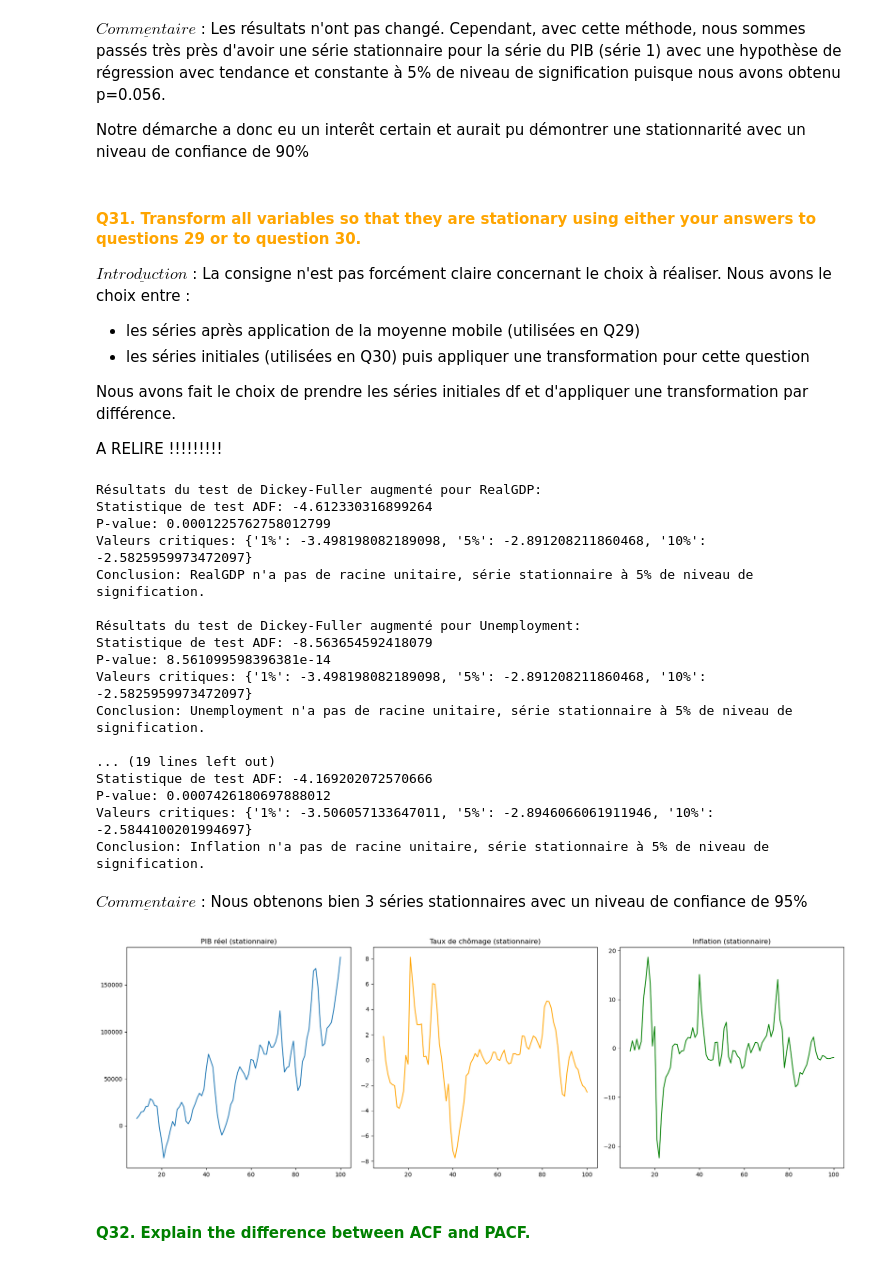
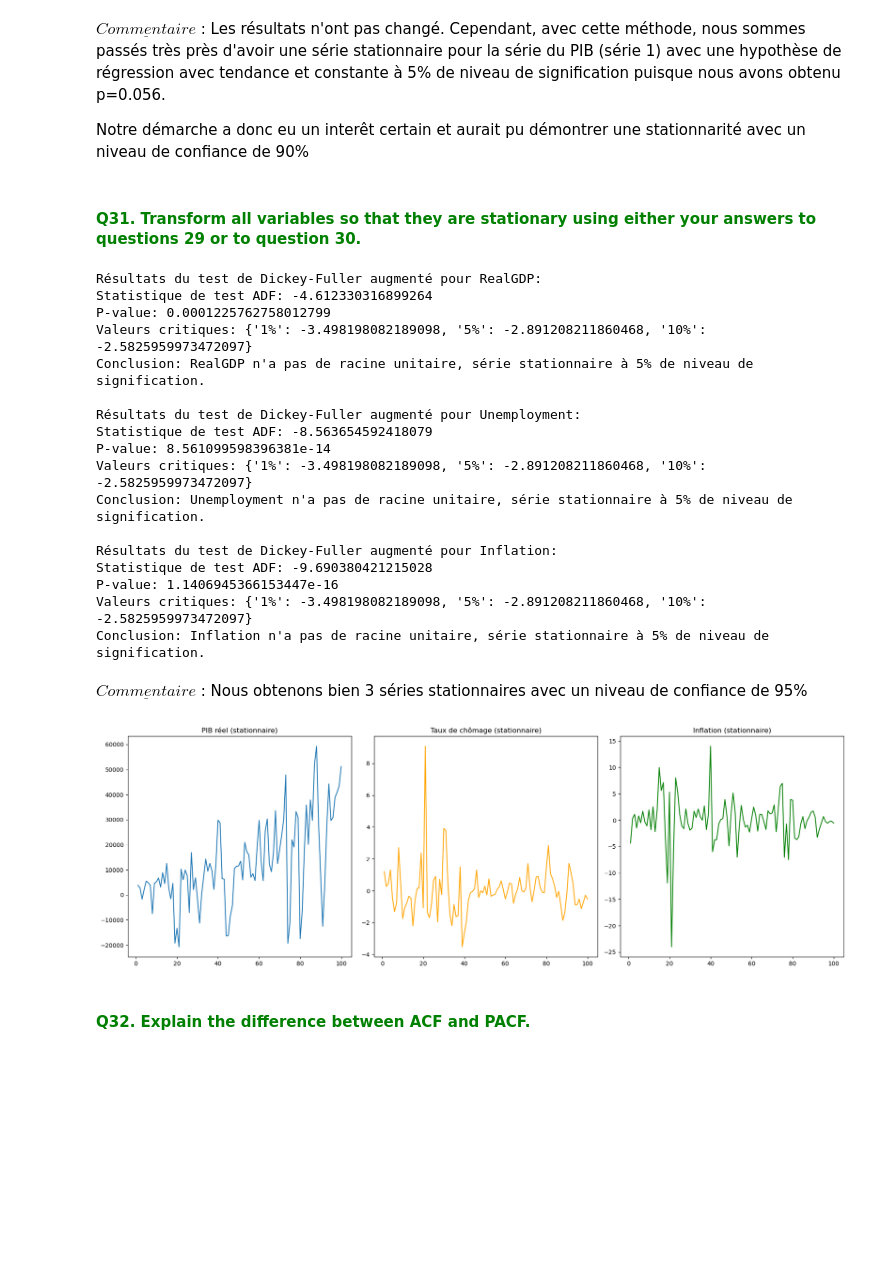
Before and after one commit to pralban/Econometrics, a Jupyter notebook: econometrics_notebook.ipynb, the cells around one changed output. Saved outputs shown, nothing was run; the diff lists cells and outputs as text; code cells hidden in the pictures; blank space fills up the shorter version.

```diff
--- a/econometrics_notebook.ipynb
+++ b/econometrics_notebook.ipynb
@@ -1211,18 +1212,8 @@ $\underline{Commentaire}$ : Les résultats n'ont pas changé.
 Cependant, avec cette méthode, nous sommes passés très près d'avoir une série stationnaire pour la série du PIB (série 1) avec une hypothèse de régression avec tendance et constante à 5% de niveau de signification puisque nous avons obtenu p=0.056.
 
 Notre démarche a donc eu un interêt certain et aurait pu démontrer une stationnarité avec un niveau de confiance de 90%
-# %% [markdown]
-#### <span style="color:orange"> Q31. Transform all variables so that they are stationary using either your answers to questions 29 or to question 30.</span>
-
-
-  $\underline{Introduction}$ : La consigne n'est pas forcément claire concernant le choix à réaliser. Nous avons le choix entre :
-  - les séries après application de la moyenne mobile (utilisées en Q29)
-  - les séries initiales (utilisées en Q30) puis appliquer une transformation pour cette question
-
-Nous avons fait le choix de prendre les séries initiales df et d'appliquer une transformation par différence.
-
-
-A RELIRE !!!!!!!!!
+# %% [markdown]
+#### <span style="color:green"> Q31. Transform all variables so that they are stationary using either your answers to questions 29 or to question 30.</span>
 # %%
 # Transformation des séries temporelles en séries stationnaires de différence
 df_diff = df.diff().dropna()
@@ -1231,11 +1222,6 @@ df_diff = df.diff().dropna()
 test_unit_root(df_diff['realGDP'], 'RealGDP')
 test_unit_root(df_diff['unemployment'], 'Unemployment')
 test_unit_root(df_diff['inflation'], 'Inflation')
-
-# Vérification de la stationnarité des séries temporelles transformées
-test_unit_root_v2(df_stationnaire_10['realGDP'], 'RealGDP')
-test_unit_root_v2(df_stationnaire_10['unemployment'], 'Unemployment')
-test_unit_root_v2(df_stationnaire_10['inflation'], 'Inflation')
 # %% [output]
 Résultats du test de Dickey-Fuller augmenté pour RealGDP:
 Statistique de test ADF: -4.612330316899264
@@ -1249,33 +1235,33 @@ P-value: 8.561099598396381e-14
 Valeurs critiques: {'1%': -3.498198082189098, '5%': -2.891208211860468, '10%': -2.5825959973472097}
 Conclusion: Unemployment n'a pas de racine unitaire, série stationnaire à 5% de niveau de signification.
 
-... (19 lines left out)
-Statistique de test ADF: -4.169202072570666
-P-value: 0.0007426180697888012
-Valeurs critiques: {'1%': -3.506057133647011, '5%': -2.8946066061911946, '10%': -2.5844100201994697}
+Résultats du test de Dickey-Fuller augmenté pour Inflation:
+Statistique de test ADF: -9.690380421215028
+P-value: 1.1406945366153447e-16
+Valeurs critiques: {'1%': -3.498198082189098, '5%': -2.891208211860468, '10%': -2.5825959973472097}
 Conclusion: Inflation n'a pas de racine unitaire, série stationnaire à 5% de niveau de signification.
 # %% [markdown]
   $\underline{Commentaire}$ : Nous obtenons bien 3 séries stationnaires avec un niveau de confiance de 95%
 # %%
 # Trace des séries temporelles stationnaires
 fig, axes = plt.subplots(1, 3, figsize=(18, 6))
 
 # Tracé de la série temporelle du PIB réel
-axes[0].plot(df_stationnaire_10["realGDP"])
+axes[0].plot(df_diff["realGDP"])
 axes[0].set_title("PIB réel (stationnaire)")
 
 # Tracé de la série temporelle du taux de chômage
-axes[1].plot(df_stationnaire_10["unemployment"], color="orange")
+axes[1].plot(df_diff["unemployment"], color="orange")
 axes[1].set_title("Taux de chômage (stationnaire)")
 
 # Tracé de la série temporelle de l'inflation
-axes[2].plot(df_stationnaire_10["inflation"], color="green")
+axes[2].plot(df_diff["inflation"], color="green")
 axes[2].set_title("Inflation (stationnaire)")
 
 plt.tight_layout()
 plt.show()
 # %% [output]
-[figure, old version]
+[figure, new version]
 # %% [markdown]
 #### <span style="color:green"> Q32. Explain the difference between ACF and PACF. </span>
 # %% [markdown]
```
Also changed, not shown: parts of 20 cells of this notebook.
